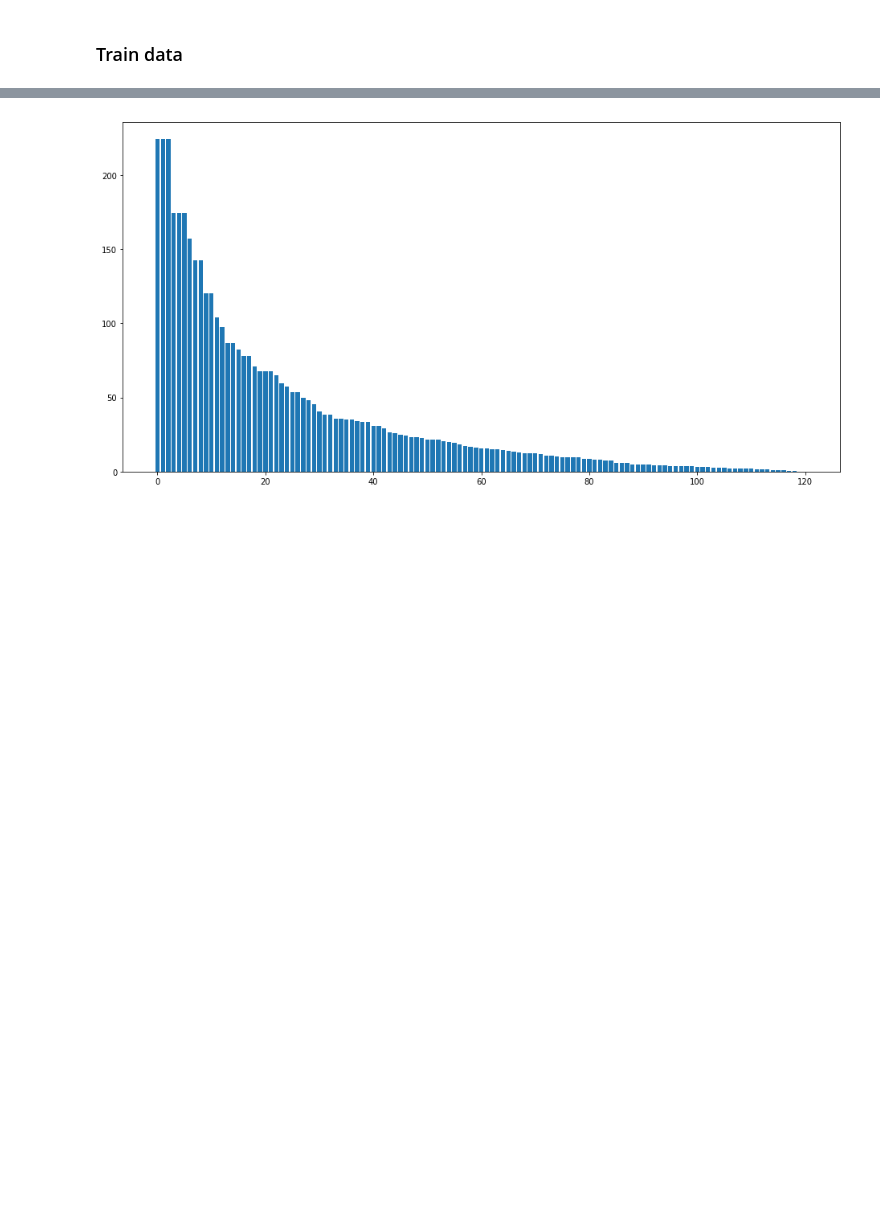
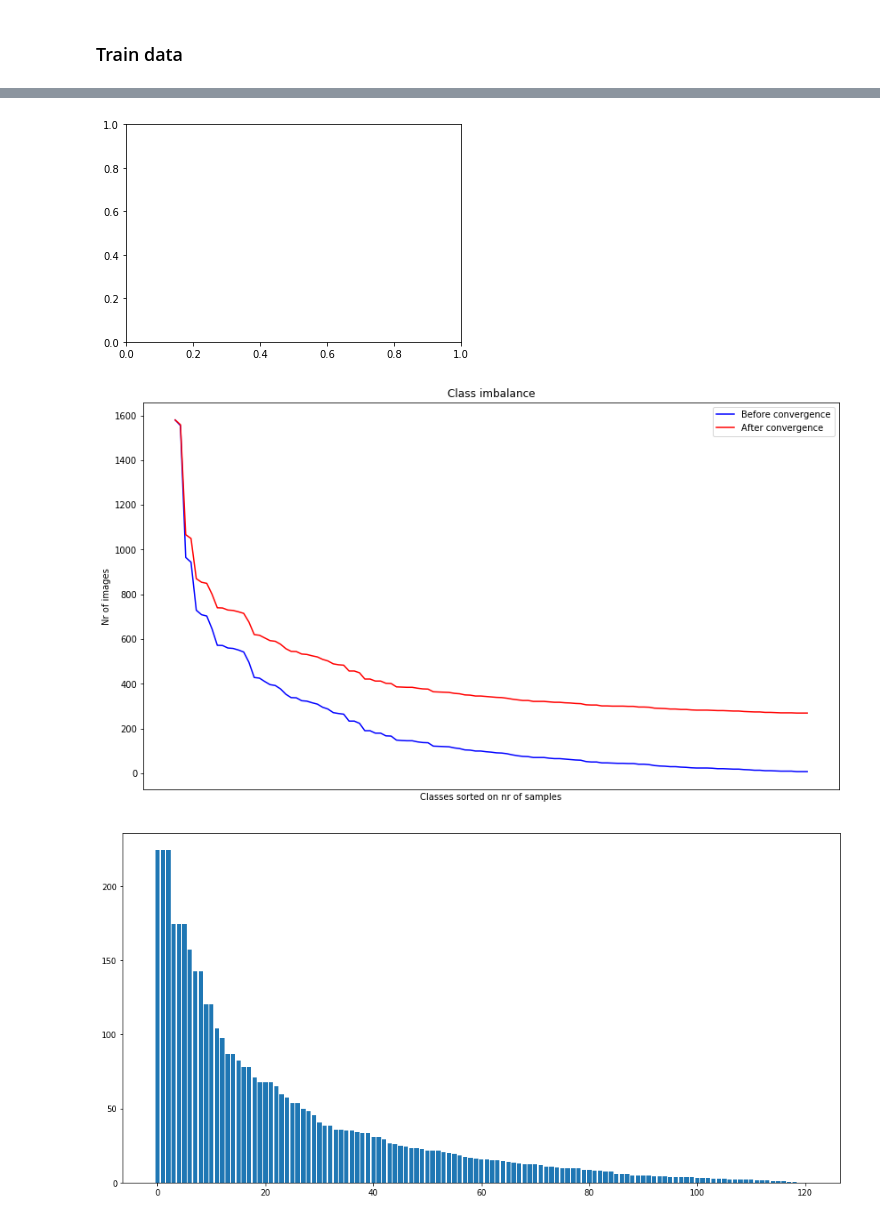
Before and after one commit to joosthere/aml_kaggle, a Jupyter notebook: notebooks/explore.ipynb, the cells around one changed output, grey strips where cells are left out. Saved outputs shown, nothing was run; the diff lists cells and outputs as text; code cells hidden in the pictures; blank space fills up the shorter version.

```diff
--- a/notebooks/explore.ipynb
+++ b/notebooks/explore.ipynb
@@ -83,3 +96,30 @@ counts[-1]
+# %%
+
+fig, ax = plt.subplots()
+plt.figure(figsize=(14,8))
+index = np.arange(121)
+
+rects1 = plt.plot(sorted(counts,reverse=True),
+                 color='b',
+                 label='Before convergence')
+
+rects2 = plt.plot(sorted(list(class_counts.values()),reverse=True),
+                 color='r',
+                 label='After convergence')
+
+plt.xlabel('Classes sorted on nr of samples')
+plt.ylabel('Nr of images')
+plt.title('Class imbalance')
+plt.legend()
+plt.tick_params(
+    axis='x',
+    which='both',
+    bottom='off',
+    top='off',
+    labelbottom='off')
+# %% [output]
+[figure, added]
+[figure, added]
 # %%
 # the number of times the images in a class need to be added in order to balance items per class
 times = []
```
Also changed, not shown: parts of 9 cells of this notebook.
